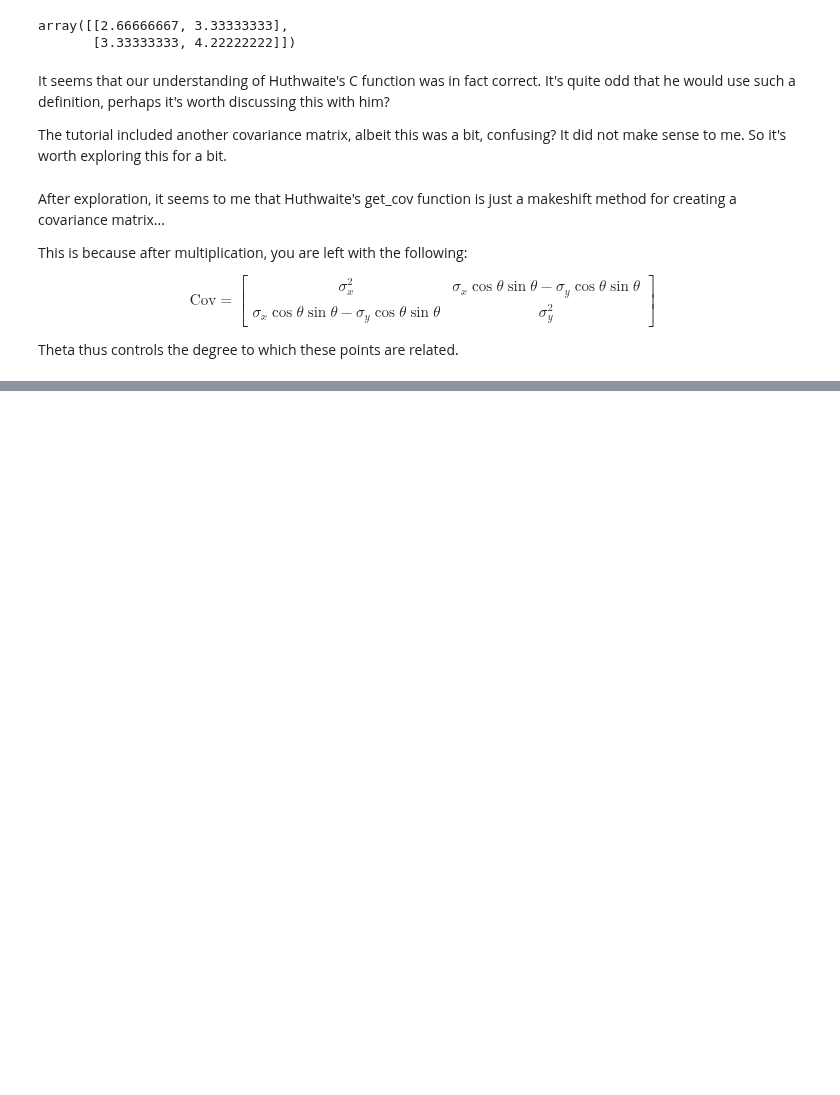
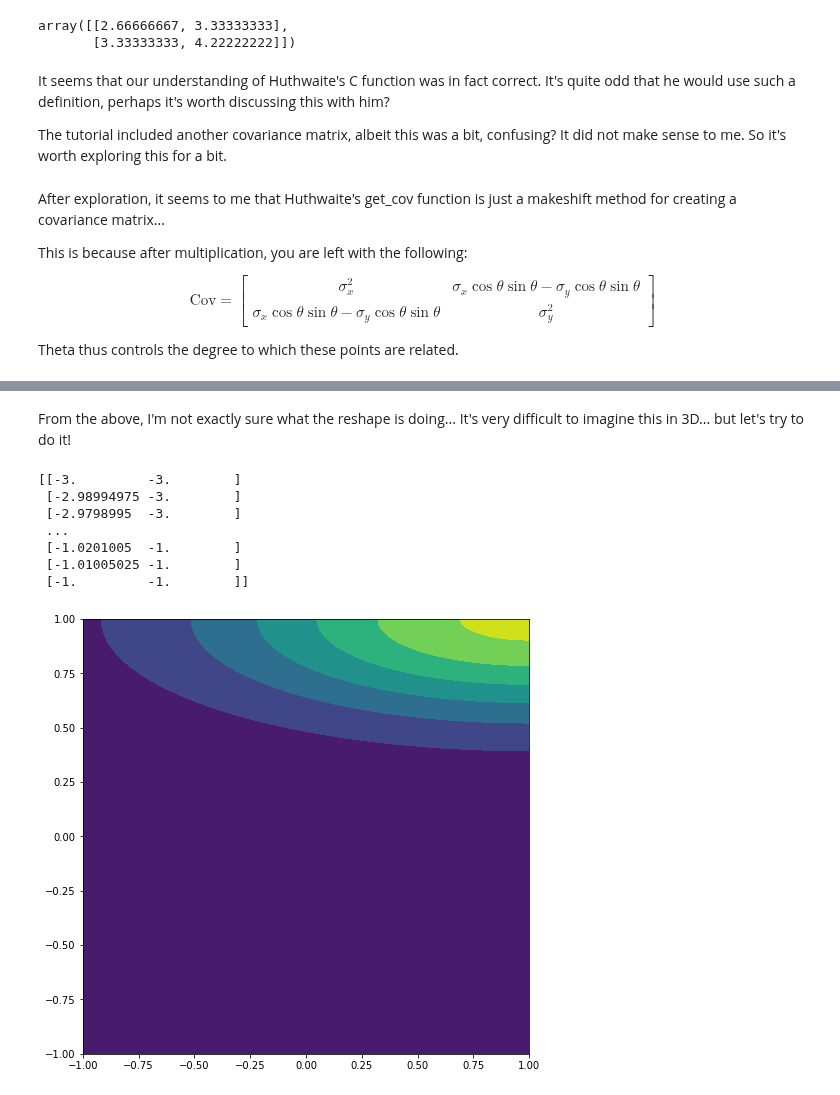
Before and after one commit to namiyousef/Intro_to_ML, a Jupyter notebook: Extra_Work/Tutorial1_Extension.ipynb, the cells around one changed output, grey strips where cells are left out. Cells and saved outputs as stored; diff of their text form; code cells hidden in the pictures; blank space fills up the shorter version.

```diff
--- a/Extra_Work/Tutorial1_Extension.ipynb
+++ b/Extra_Work/Tutorial1_Extension.ipynb
@@ -212,0 +246,19 @@ Theta thus controls the degree to which these points are related.
+# %%
+# explanation of code from the tutorial
+
+
+x1_line = np.linspace(-1,1, 200)
+x2_line = np.linspace(-1,1, 100)
+x3_line = np.linspace(-1,1,300)
+
+x1_grid, x2_grid, x3_grid= np.meshgrid(x1_line, x2_line, x3_line)
+print(x1_grid.shape)
+print(x2_grid.shape)
+print(x3_grid.shape)
+
+
+# what meshgrid does is:
+# it duplicates the same pattern to a dimension that is N_1 x N_2 x N_3 .. N_n, where each N is a line of size
+# different size
+X_grid = np.array([x1_grid, x2_grid, x3_grid]).reshape(3, 200*100*300).T
+X_grid
@@ -212,0 +276,3 @@ Theta thus controls the degree to which these points are related.
+# %% [markdown]
+From the above, I'm not exactly sure what the reshape is doing...
+It's very difficult to imagine this in 3D... but let's try to do it!
@@ -212,0 +325,24 @@ Theta thus controls the degree to which these points are related.
+# %%
+cov = get_cov(1, 0.1, theta_x = 0)
+
+lines, X_grid = gridspacer([-1,1,200],[-1,1,200], mu = [1,1])
+
+p = 1 / (2 * np.pi * np.sqrt(np.linalg.det(cov))) * np.exp(
+-1 / 2 * (np.matmul(X_grid , np.linalg.inv(cov)) * X_grid ).sum(-1))
+
+p = p.reshape(200,200)
+
+p.shape
+plt.figure(figsize=(8,8))
+plt.contourf(np.linspace(*[-1,1,200]),np.linspace(*[-1,1,200]), p)
+
+print(X_grid -1 )
+# %% [output]
+[[-3.         -3.        ]
+ [-2.98994975 -3.        ]
+ [-2.9798995  -3.        ]
+ ...
+ [-1.0201005  -1.        ]
+ [-1.01005025 -1.        ]
+ [-1.         -1.        ]]
+[figure, added]
```
Also changed, not shown: parts of 8 cells of this notebook.
